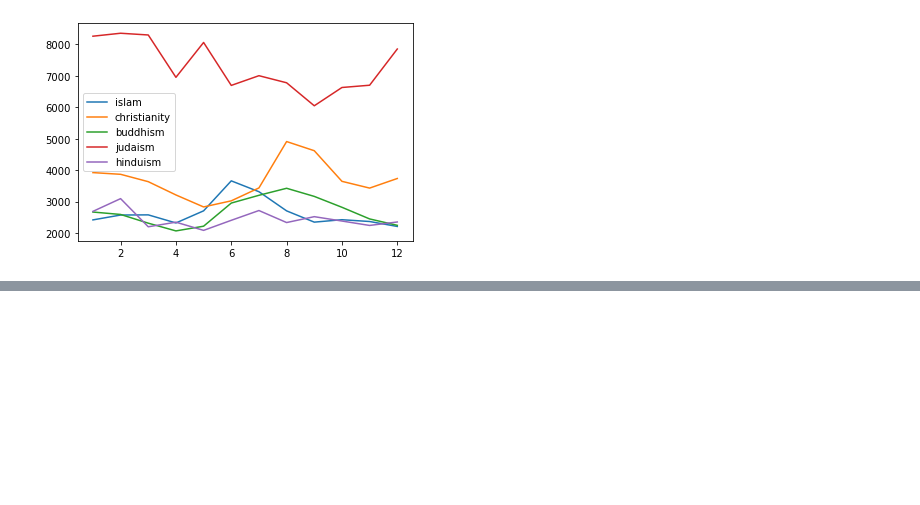
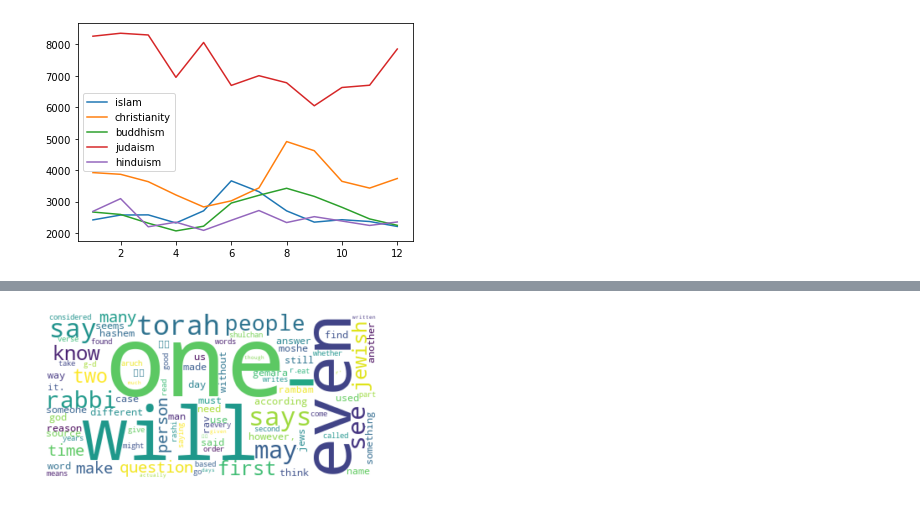
Before and after one commit to MiNI-R-Python-2021/stackexchange-assignment, a Jupyter notebook: Ryll_298902_Salwowski_298904_Slimak_[......].ipynb, the cells around one changed output, grey strips where cells are left out. Cells and saved outputs as stored; diff of their text form; code cells hidden in the pictures; blank space fills up the shorter version.

```diff
--- a/Ryll_298902_Salwowski_298904_Slimak_[......].ipynb
+++ b/Ryll_298902_Salwowski_298904_Slimak_[......].ipynb
@@ -160,0 +241,6 @@ plt.show()
+# %%
+judaismPostsPath = os.getcwd() + '\\' + 'data' + '\\' + 'judaism' + '\\' + 'Posts.XML'
+judaism200Words = find_200_most_frequent_words_in_posts(judaismPostsPath)
+show_most_frequent_words_graph(judaism200Words)
+# %% [output]
+[figure, added]
```
Also changed, not shown: parts of 11 cells of this notebook, 1 other file.
